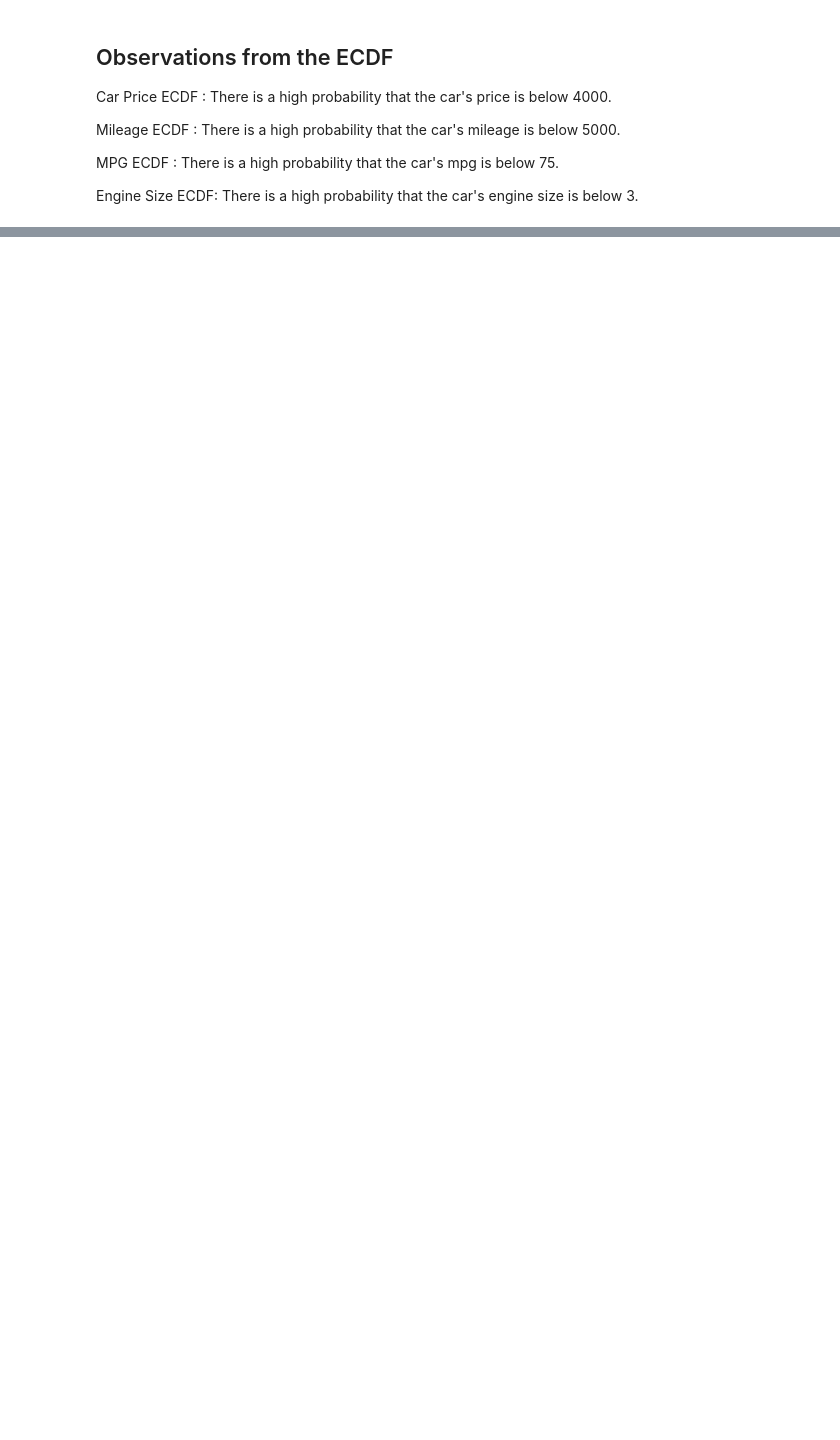
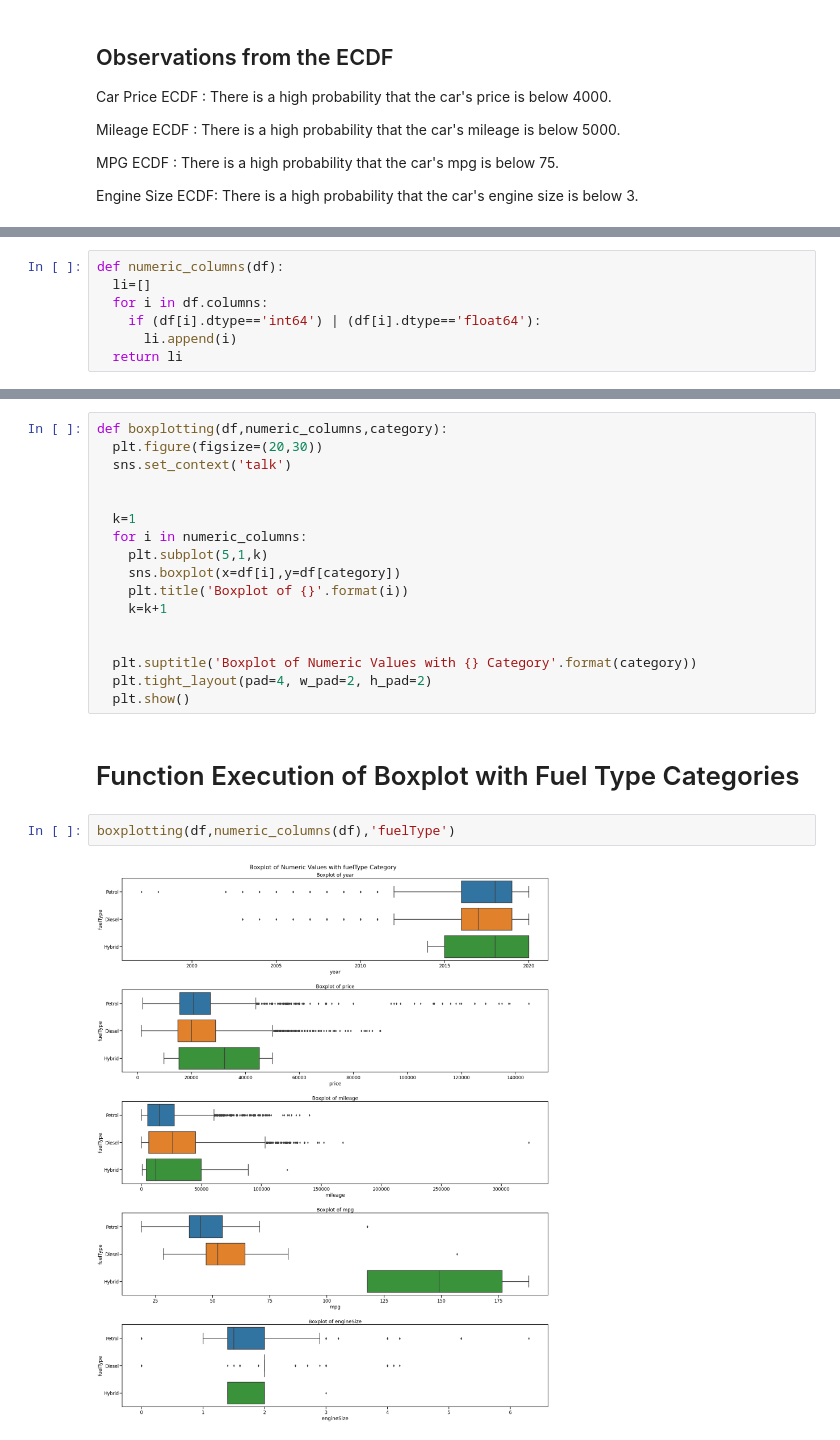
Before and after one commit to ahsanul-islam/Audi_used_car_analysis, a Jupyter notebook: audi_used_car_EDA.ipynb, the cells around one changed output, grey strips where cells are left out. Saved outputs shown, nothing was run; the diff lists cells and outputs as text; blank space fills up the shorter version.

```diff
--- a/audi_used_car_EDA.ipynb
+++ b/audi_used_car_EDA.ipynb
@@ -380,0 +383,7 @@ Engine Size ECDF: There is a high probability that the car's engine size is belo
+# %%
+def numeric_columns(df):
+  li=[]
+  for i in df.columns:
+    if (df[i].dtype=='int64') | (df[i].dtype=='float64'):
+      li.append(i)
+  return li
@@ -380,0 +398,23 @@ Engine Size ECDF: There is a high probability that the car's engine size is belo
+# %%
+def boxplotting(df,numeric_columns,category):
+  plt.figure(figsize=(20,30))
+  sns.set_context('talk')
+
+
+  k=1
+  for i in numeric_columns:
+    plt.subplot(5,1,k)
+    sns.boxplot(x=df[i],y=df[category])
+    plt.title('Boxplot of {}'.format(i))
+    k=k+1
+
+
+  plt.suptitle('Boxplot of Numeric Values with {} Category'.format(category))
+  plt.tight_layout(pad=4, w_pad=2, h_pad=2)
+  plt.show()
+# %% [markdown]
+# Function Execution of Boxplot with Fuel Type Categories
+# %%
+boxplotting(df,numeric_columns(df),'fuelType')
+# %% [output]
+[figure, added]
```
Also changed, not shown: parts of 9 cells of this notebook.
